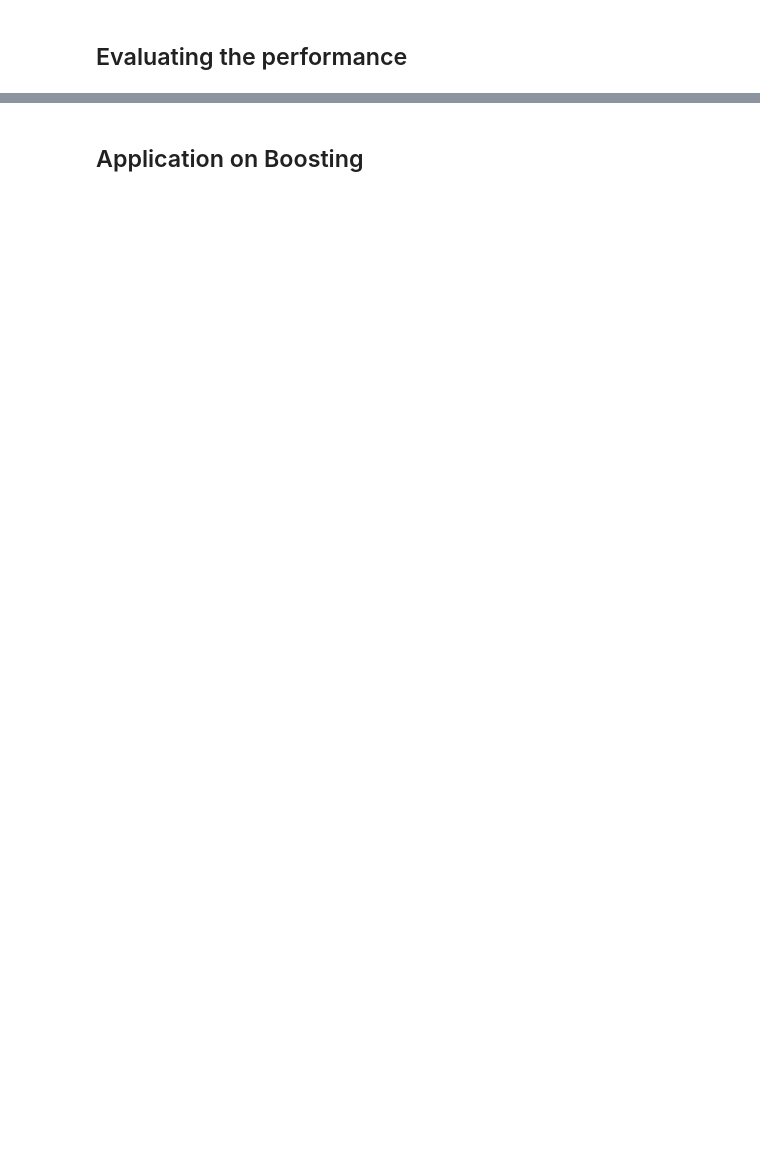
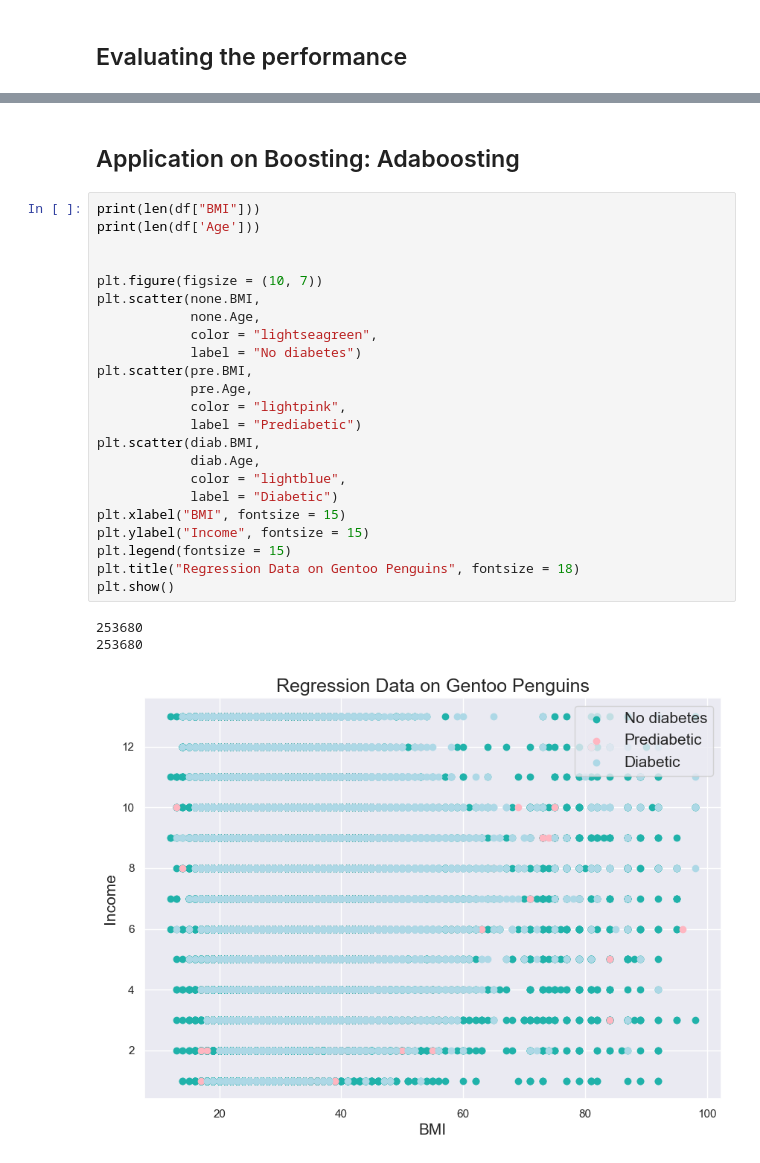
Before and after one commit to faithz314/INDE577, a Jupyter notebook: 577repo/Supervised Learning/7_Random Forests & Ensemble Learning/Diabetes Again.ipynb, the cells around one changed output, grey strips where cells are left out. Drawn from its saved outputs; the diff is of its cells as text; blank space fills up the shorter version.

```diff
--- a/577repo/Supervised Learning/7_Random Forests & Ensemble Learning/Diabetes Again.ipynb
+++ b/577repo/Supervised Learning/7_Random Forests & Ensemble Learning/Diabetes Again.ipynb
@@ -138,2 +176,29 @@ Passing `palette` without assigning `hue` is deprecated and will be removed in v
 # %% [markdown]
-## Application on Boosting
+## Application on Boosting: Adaboosting
+# %%
+print(len(df["BMI"]))
+print(len(df['Age']))
+
+
+plt.figure(figsize = (10, 7))
+plt.scatter(none.BMI,
+            none.Age,
+            color = "lightseagreen",
+            label = "No diabetes")
+plt.scatter(pre.BMI,
+            pre.Age,
+            color = "lightpink",
+            label = "Prediabetic")
+plt.scatter(diab.BMI,
+            diab.Age,
+            color = "lightblue",
+            label = "Diabetic")
+plt.xlabel("BMI", fontsize = 15)
+plt.ylabel("Income", fontsize = 15)
+plt.legend(fontsize = 15)
+plt.title("Regression Data on Gentoo Penguins", fontsize = 18)
+plt.show()
+# %% [output]
+253680
+253680
+[figure, added]
```
Also changed, not shown: parts of 17 cells of this notebook, 1 other file.
